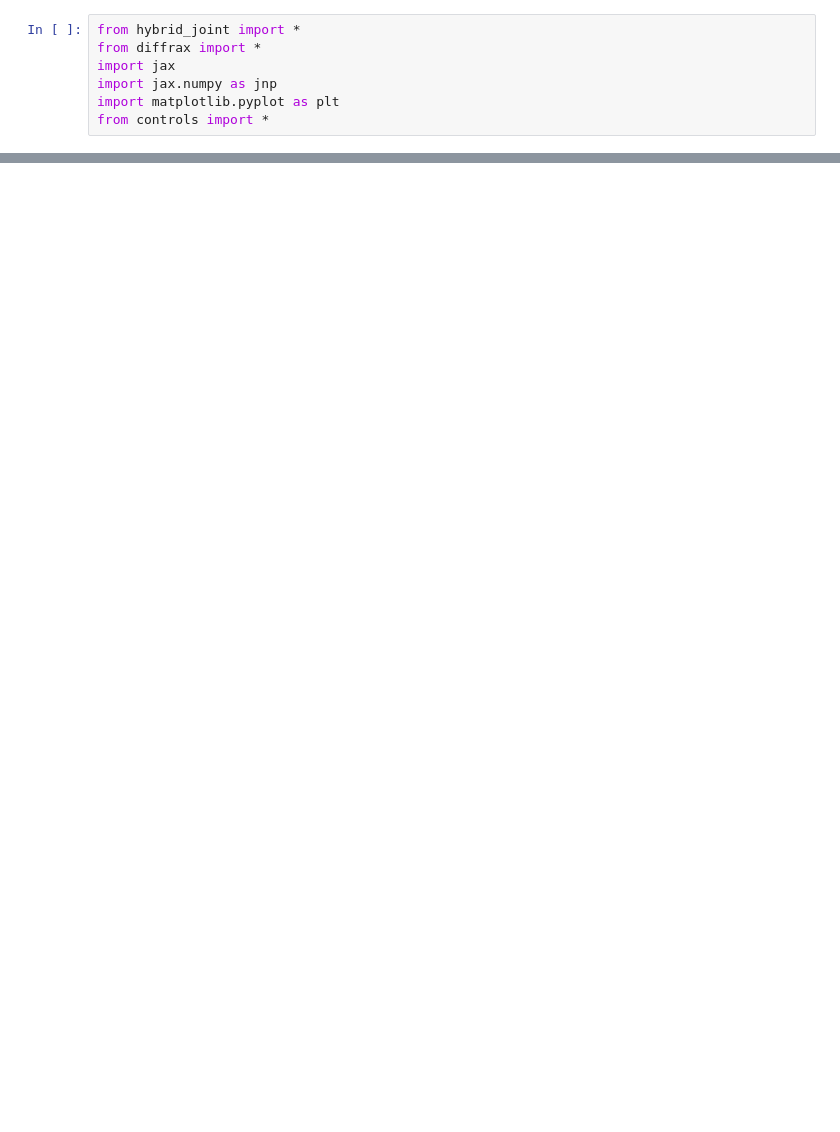
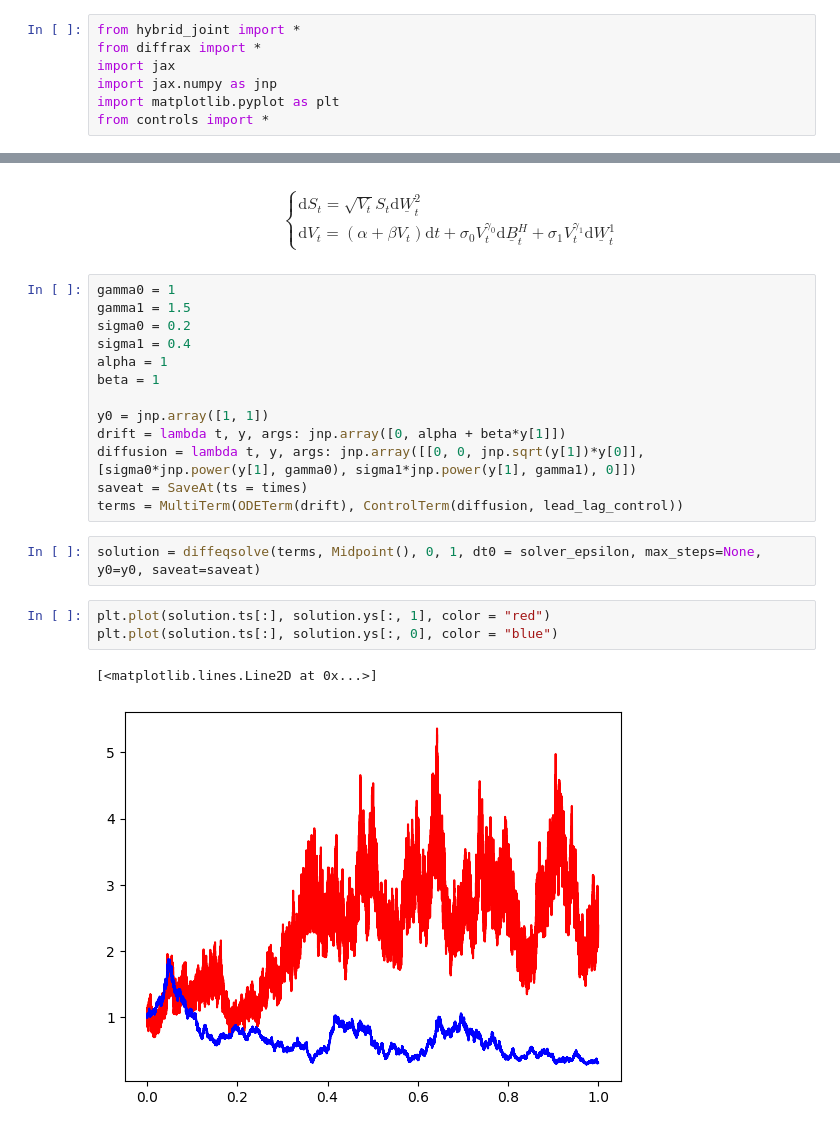
Before and after one commit to emilioferrucci/rough-vol-rough-paths, a Jupyter notebook: dynamics_rough_vol.ipynb, the cells around one changed output, grey strips where cells are left out. Cells and saved outputs as stored; diff of their text form; blank space fills up the shorter version.

Commit message:
multifactor

```diff
--- a/dynamics_rough_vol.ipynb
+++ b/dynamics_rough_vol.ipynb
@@ -26,0 +86,23 @@ pl_bm2 = plt.plot(ts, bm2, color = "blue")
+# %% [markdown]
+$$ \begin{cases} \mathrm{d}S_t = \sqrt{V_t} S_t \mathrm{d}\underline W^2_t \\ \mathrm{d}V_t = (\alpha + \beta V_t)\mathrm{d}t + \sigma_0 V_t^{\gamma_0} \mathrm{d} \underline B^H_t + \sigma_1 V_t^{\gamma_1} \mathrm{d}\underline W^1_t \end{cases} $$
+# %%
+gamma0 = 1
+gamma1 = 1.5
+sigma0 = 0.2
+sigma1 = 0.4
+alpha = 1
+beta = 1
+
+y0 = jnp.array([1, 1])
+drift = lambda t, y, args: jnp.array([0, alpha + beta*y[1]])
+diffusion = lambda t, y, args: jnp.array([[0, 0, jnp.sqrt(y[1])*y[0]], [sigma0*jnp.power(y[1], gamma0), sigma1*jnp.power(y[1], gamma1), 0]])
+saveat = SaveAt(ts = times)
+terms = MultiTerm(ODETerm(drift), ControlTerm(diffusion, lead_lag_control))
+# %%
+solution = diffeqsolve(terms, Midpoint(), 0, 1, dt0 = solver_epsilon, max_steps=None, y0=y0, saveat=saveat)
+# %%
+plt.plot(solution.ts[:], solution.ys[:, 1], color = "red")
+plt.plot(solution.ts[:], solution.ys[:, 0], color = "blue")
+# %% [output]
+[<matplotlib.lines.Line2D at 0x...>]
+[figure, added]
```
Also changed, not shown: parts of 11 cells of this notebook, 2 other files.
